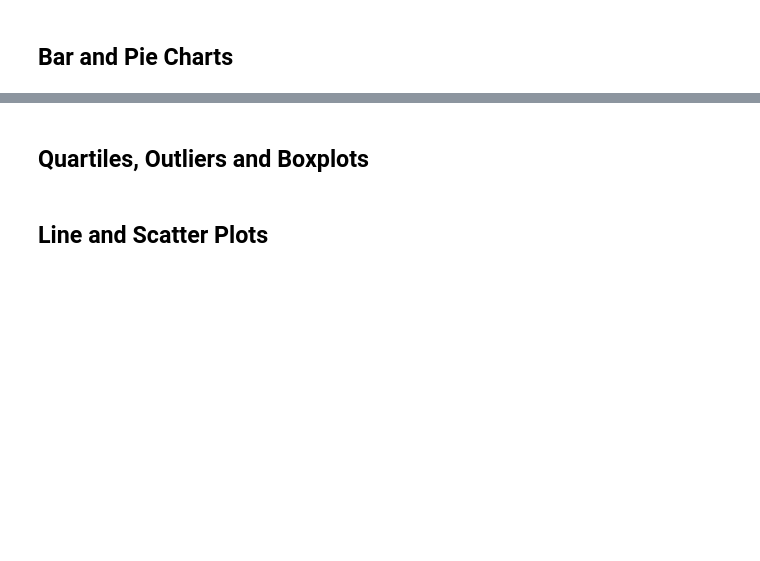
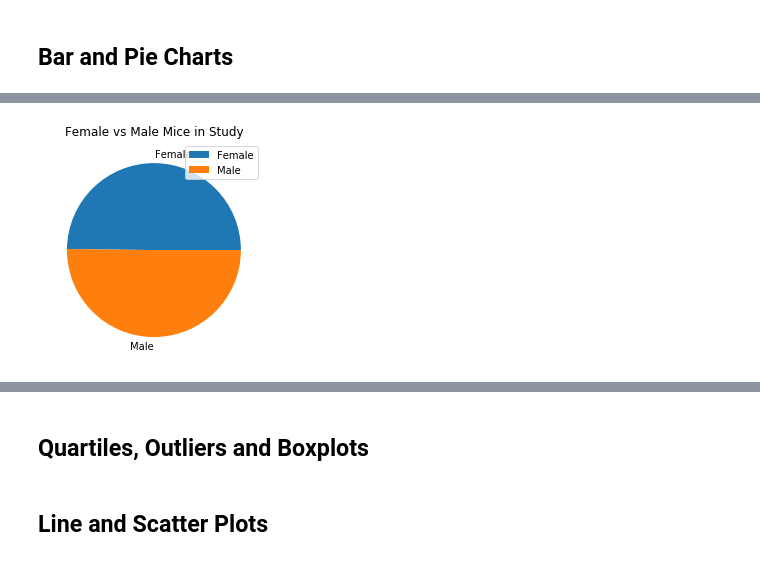
Before and after one commit to marybellavia/matplotlib-challenge, a Jupyter notebook: Pymaceuticals/pymaceuticals_starter.ipynb, the cells around one changed output, grey strips where cells are left out. Saved outputs shown, nothing was run; the diff lists cells and outputs as text; code cells hidden in the pictures; blank space fills up the shorter version.

```diff
--- a/Pymaceuticals/pymaceuticals_starter.ipynb
+++ b/Pymaceuticals/pymaceuticals_starter.ipynb
@@ -90 +146,12 @@ Number of Mice: 249
+# %%
+# Generate a pie plot showing the distribution of female versus male mice using pandas
+single_mice = mouse_study.drop_duplicates(subset=['Mouse ID'])
+sex_count = pd.DataFrame(single_mice[["Sex", "Mouse ID"]].groupby(["Sex"]).count())
+sex_count
+
+count_pie = sex_count.plot(kind="pie", y="Mouse ID", title="Female vs Male Mice in Study")
+count_pie.set_ylabel("")
+plt.show()
+# %% [output]
+[figure, added]
 # %%
```
Also changed, not shown: parts of 9 cells of this notebook.
